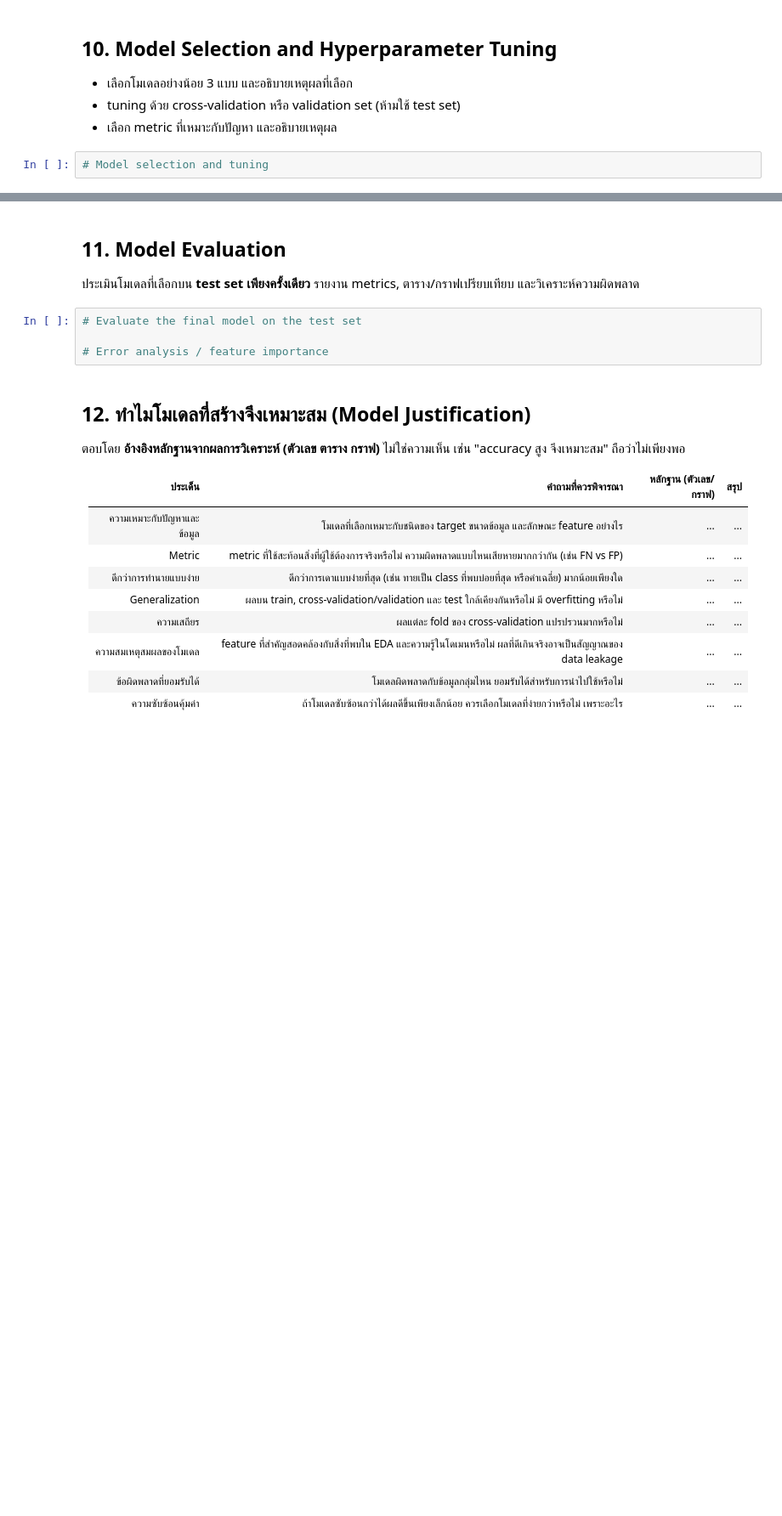
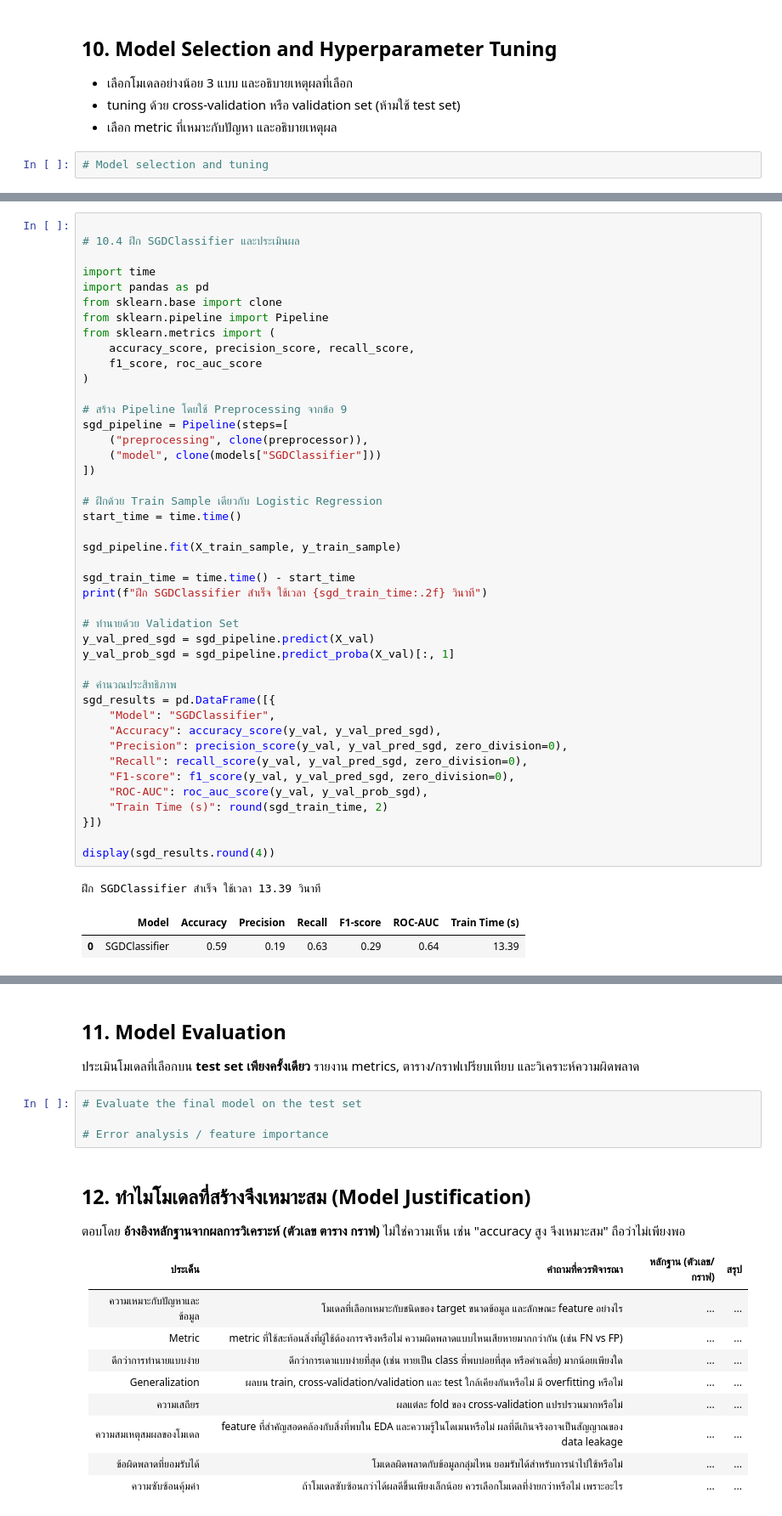
Before and after one commit to prapakronmu/project2_bigdata-G4, a Jupyter notebook: GROUP4_MiniProject_Part2_BigData_ML.ipynb, the cells around one changed output, grey strips where cells are left out. Shown at 85% size. Saved outputs shown, nothing was run; the diff lists cells and outputs as text; blank space fills up the shorter version.

```diff
--- a/GROUP4_MiniProject_Part2_BigData_ML.ipynb
+++ b/GROUP4_MiniProject_Part2_BigData_ML.ipynb
@@ -2096,0 +2331,47 @@ Category ที่ Validation มี แต่ Train ไม่เคยเห็
+# %%
+
+# 10.4 ฝึก SGDClassifier และประเมินผล
+
+import time
+import pandas as pd
+from sklearn.base import clone
+from sklearn.pipeline import Pipeline
+from sklearn.metrics import (
+    accuracy_score, precision_score, recall_score,
+    f1_score, roc_auc_score
+)
+
+# สร้าง Pipeline โดยใช้ Preprocessing จากข้อ 9
+sgd_pipeline = Pipeline(steps=[
+    ("preprocessing", clone(preprocessor)),
+    ("model", clone(models["SGDClassifier"]))
+])
+
+# ฝึกด้วย Train Sample เดียวกับ Logistic Regression
+start_time = time.time()
+
+sgd_pipeline.fit(X_train_sample, y_train_sample)
+
+sgd_train_time = time.time() - start_time
+print(f"ฝึก SGDClassifier สำเร็จ ใช้เวลา {sgd_train_time:.2f} วินาที")
+
+# ทำนายด้วย Validation Set
+y_val_pred_sgd = sgd_pipeline.predict(X_val)
+y_val_prob_sgd = sgd_pipeline.predict_proba(X_val)[:, 1]
+
+# คำนวณประสิทธิภาพ
+sgd_results = pd.DataFrame([{
+    "Model": "SGDClassifier",
+    "Accuracy": accuracy_score(y_val, y_val_pred_sgd),
+    "Precision": precision_score(y_val, y_val_pred_sgd, zero_division=0),
+    "Recall": recall_score(y_val, y_val_pred_sgd, zero_division=0),
+    "F1-score": f1_score(y_val, y_val_pred_sgd, zero_division=0),
+    "ROC-AUC": roc_auc_score(y_val, y_val_prob_sgd),
+    "Train Time (s)": round(sgd_train_time, 2)
+}])
+
+display(sgd_results.round(4))
+# %% [output]
+ฝึก SGDClassifier สำเร็จ ใช้เวลา 13.39 วินาที
+|  | Model | Accuracy | Precision | Recall | F1-score | ROC-AUC | Train Time (s) |
+| 0 | SGDClassifier | 0.59 | 0.19 | 0.63 | 0.29 | 0.64 | 13.39 |
```
Also changed, not shown: parts of 26 cells of this notebook.
